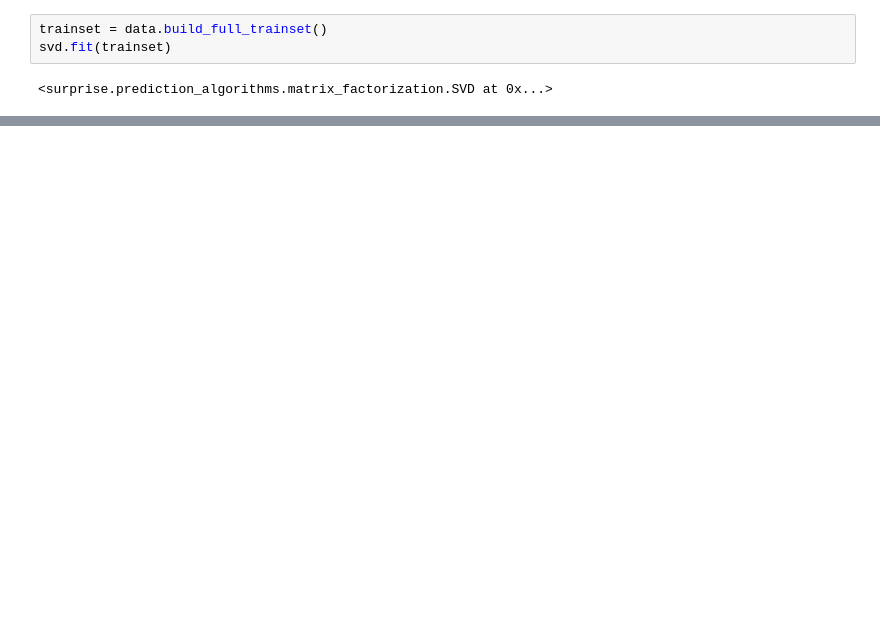
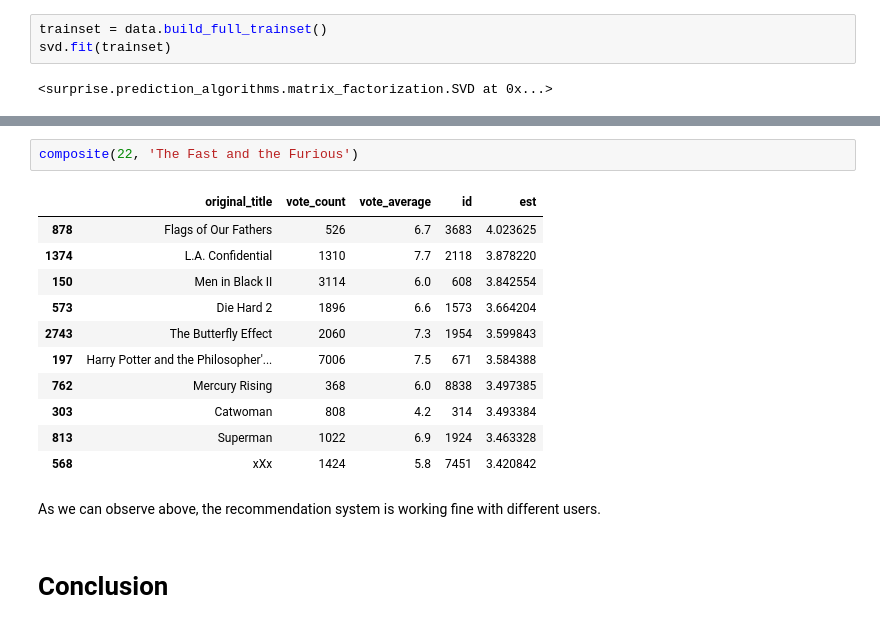
Before and after one commit to rbt15/MAT388E-Final-Project, a Jupyter notebook: Final.ipynb, the cells around one changed output, grey strips where cells are left out. Drawn from its saved outputs; the diff is of its cells as text; blank space fills up the shorter version.

```diff
--- a/Final.ipynb
+++ b/Final.ipynb
@@ -333,0 +373,18 @@ hybrid(5, 'Avatar')
+# %%
+composite(22, 'The Fast and the Furious')
+# %% [output]
+|  | original_title | vote_count | vote_average | id | est |
+| 878 | Flags of Our Fathers | 526 | 6.7 | 3683 | 4.023625 |
+| 1374 | L.A. Confidential | 1310 | 7.7 | 2118 | 3.878220 |
+| 150 | Men in Black II | 3114 | 6.0 | 608 | 3.842554 |
+| 573 | Die Hard 2 | 1896 | 6.6 | 1573 | 3.664204 |
+| 2743 | The Butterfly Effect | 2060 | 7.3 | 1954 | 3.599843 |
+| 197 | Harry Potter and the Philosopher'... | 7006 | 7.5 | 671 | 3.584388 |
+| 762 | Mercury Rising | 368 | 6.0 | 8838 | 3.497385 |
+| 303 | Catwoman | 808 | 4.2 | 314 | 3.493384 |
+| 813 | Superman | 1022 | 6.9 | 1924 | 3.463328 |
+| 568 | xXx | 1424 | 5.8 | 7451 | 3.420842 |
+# %% [markdown]
+As we can observe above, the recommendation system is working fine with different users. <br>
+# %% [markdown]
+# Conclusion
```
Also changed, not shown: parts of 47 cells of this notebook.
